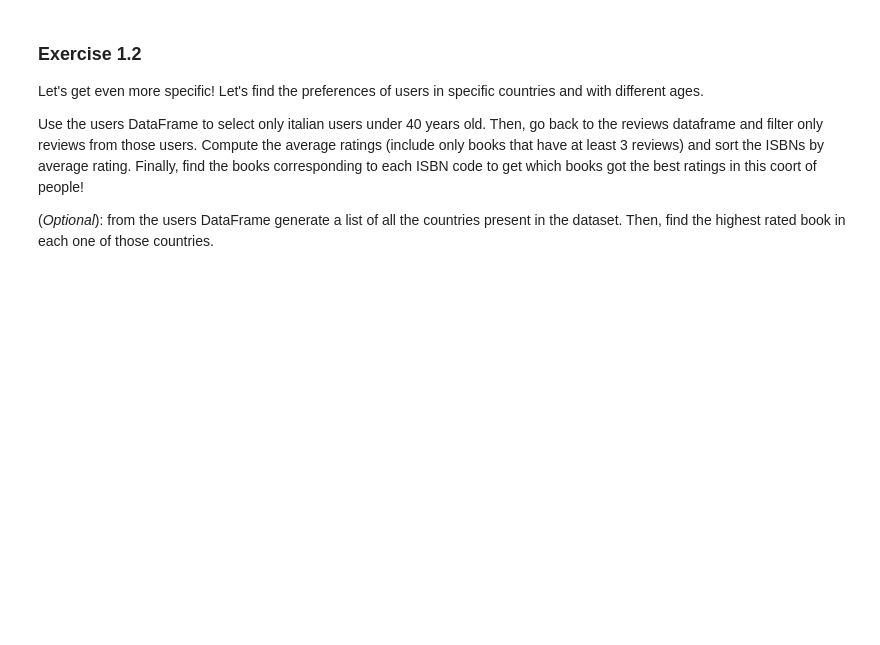
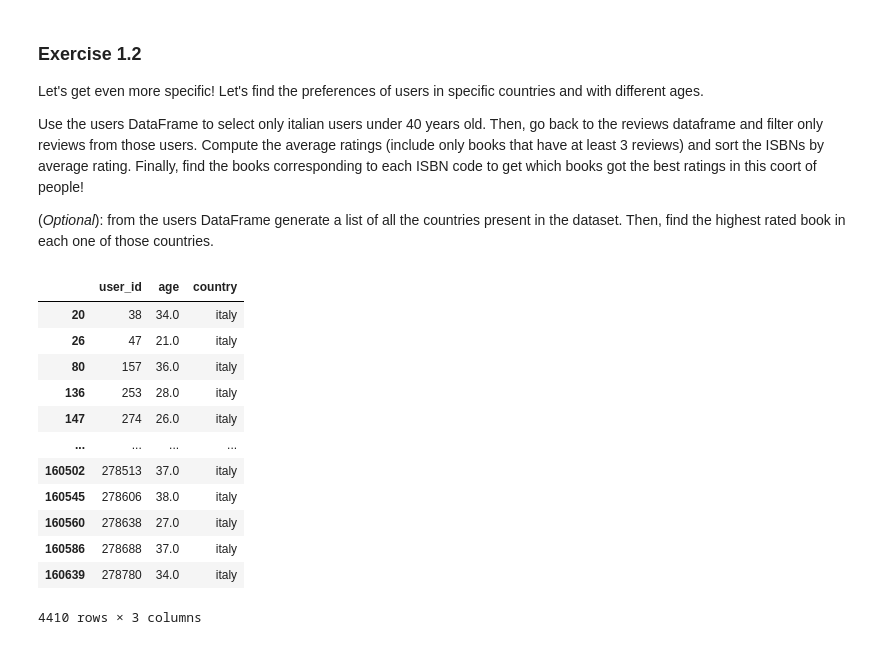
Before and after one commit to silvia-gini/Python_course_assignments, a Jupyter notebook: Assignments_1_SG_FINAL.ipynb, the cells around one changed output. Cells and saved outputs as stored; diff of their text form; code cells hidden in the pictures; blank space fills up the shorter version.

```diff
--- a/Assignments_1_SG_FINAL.ipynb
+++ b/Assignments_1_SG_FINAL.ipynb
@@ -272,3 +309,23 @@ Let's get even more specific! Let's find the preferences of users in specific co
 Use the users DataFrame to select only italian users under 40 years old. Then, go back to the reviews dataframe and filter only reviews from those users. Compute the average ratings (include only books that have at least 3 reviews) and sort the ISBNs by average rating. Finally, find the books corresponding to each ISBN code to get which books got the best ratings in this coort of people!
 
 (_Optional_): from the users DataFrame generate a list of all the countries present in the dataset. Then, find the highest rated book in each one of those countries.
+# %%
+# Get the user dataframe and select only italian users < 40
+
+subset_users=pd.DataFrame()
+subset_users=users[(users.age < 40) & (users.country == 'italy')]
+subset_users
+# %% [output]
+|  | user_id | age | country |
+| 20 | 38 | 34.0 | italy |
+| 26 | 47 | 21.0 | italy |
+| 80 | 157 | 36.0 | italy |
+| 136 | 253 | 28.0 | italy |
+| 147 | 274 | 26.0 | italy |
+| ... | ... | ... | ... |
+| 160502 | 278513 | 37.0 | italy |
+| 160545 | 278606 | 38.0 | italy |
+| 160560 | 278638 | 27.0 | italy |
+| 160586 | 278688 | 37.0 | italy |
+| 160639 | 278780 | 34.0 | italy |
+4410 rows × 3 columns
```
Also changed, not shown: parts of 9 cells of this notebook.
